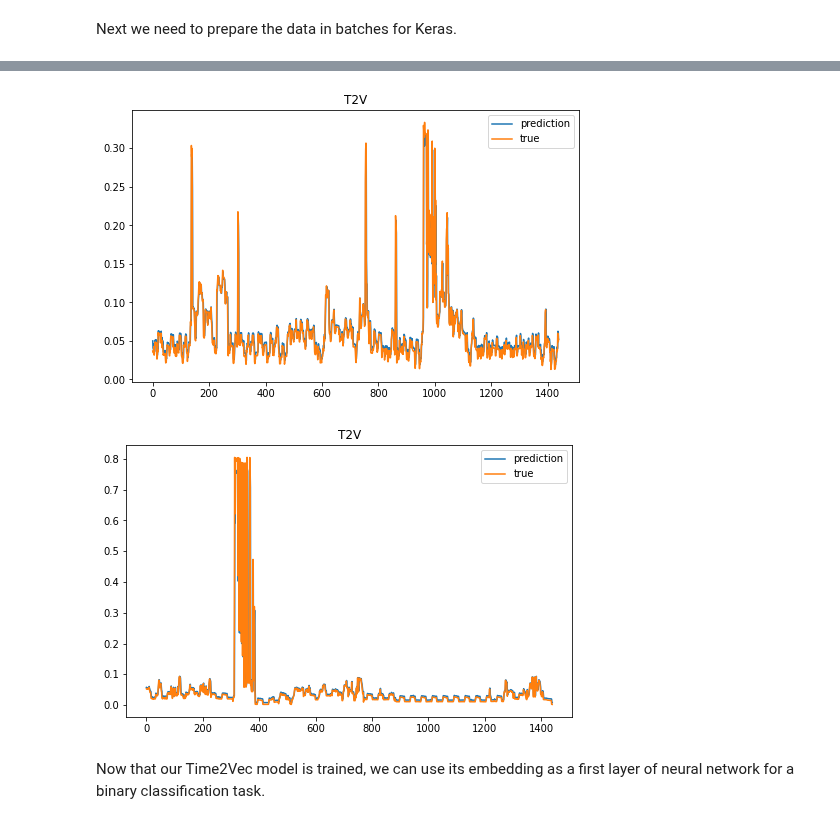
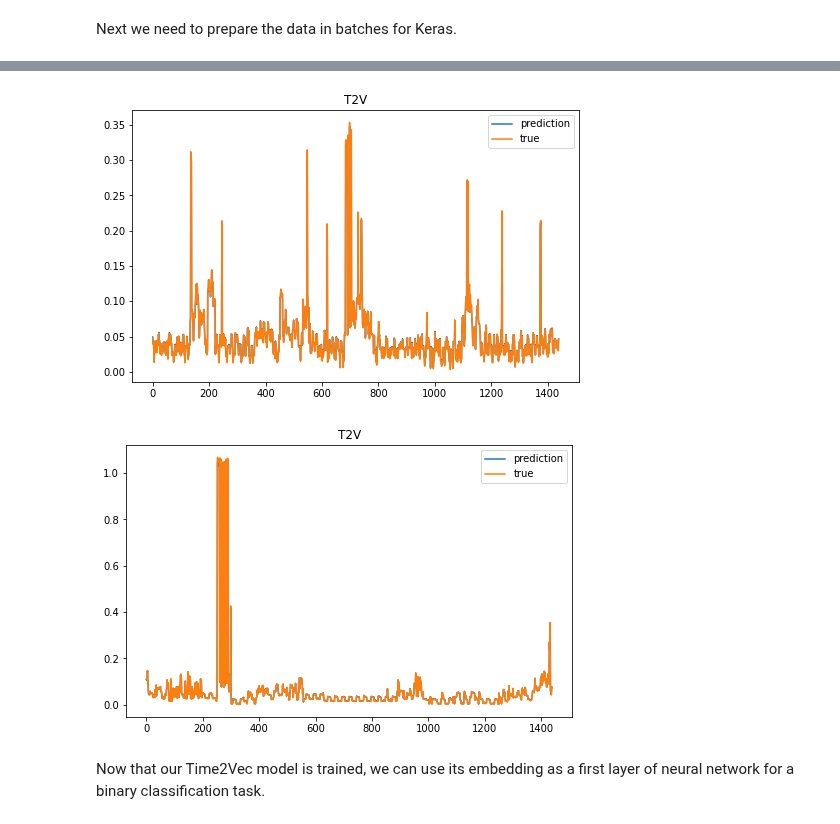
Before and after one commit to hugo-mi/Activity_Detection_From_Electrical_Consumption_Load_Curves, a Jupyter notebook: Time2Vec/time2vec_classification_normalized.ipynb, the cells around one changed output, grey strips where cells are left out. Drawn from its saved outputs; the diff is of its cells as text; code cells hidden in the pictures.

````diff
--- a/Time2Vec/time2vec_classification_normalized.ipynb
+++ b/Time2Vec/time2vec_classification_normalized.ipynb
@@ -42,16 +52,21 @@ house1_power_blk2.head()
 We'll normalize each dataset with a ```MinMaxScaler``` fitted on 70% of each dataset which we'll use a train set. After a few tests, normalizing the electrical power data is necessary to get better results for our final classification, more specifically to use one house as a training dataset and another as a testing dataset.
 # %%
 ### SCALE THE DATASETS ###
+
+step = SEQUENCE_LENGTH - OVERLAP_PERIOD
+
 # scale the dataset
 scaler = MinMaxScaler()
-train_dim_h1 = int(0.7*len(house2_power_blk1))
-train_dim_h2 = int(0.7*len(house2_power_blk1))
+train_dim_h1 = int(0.7*len(house1_power_blk2) / step)
+train_dim_h2 = int(0.7*len(house2_power_blk1) / step)
 
 scaler.fit(house1_power_blk2['mains'].iloc[:train_dim_h1].values.reshape(-1, 1))
 house1_power_blk2['mains'] = scaler.transform(house1_power_blk2['mains'].values.reshape(-1, 1))
+#house1_power_blk2['off_peak'] = ((house1_power_blk2['hour'] > 6) & (house1_power_blk2['hour'] < 23)).astype(int)
 
 scaler.fit(house2_power_blk1['mains'].iloc[:train_dim_h2].values.reshape(-1, 1))
 house2_power_blk1['mains'] = scaler.transform(house2_power_blk1['mains'].values.reshape(-1, 1))
+#house2_power_blk1['off_peak'] = ((house2_power_blk1['hour'] > 6) & (house2_power_blk1['hour'] < 23)).astype(int)
 
 house1_power_blk2.head()
 # %% [output]
@@ -88,10 +117,11 @@ Next we need to prepare the data in batches for Keras.
 # %%
 ### HOUSE 1 ###
 X_h1, Y_h1 = [], []
-for sequence in gen_sequence(house1_power_blk2, sequence_length, ['mains']):
+for sequence in gen_sequence(house1_power_blk2, SEQUENCE_LENGTH, OVERLAP_PERIOD, ['mains']):
     X_h1.append(sequence)
 
-for sequence in gen_labels(house1_power_blk2, sequence_length, ['mains']):
+    # gen_labels
+for sequence in gen_sequence(house1_power_blk2, SEQUENCE_LENGTH, OVERLAP_PERIOD, ['mains']):
     Y_h1.append(sequence)
 
 X_h1 = np.asarray(X_h1)
@@ -184,11 +214,11 @@ def T2V_NN(param, dim):
     # set_seed(33)
 
     inp = Input(shape=(dim,1))
-    #x = Dropout(0.1)(inp)
-    # we just use the last timestamp
-    x = T2V(param['t2v_dim'])(inp)[:, -1]
-    x = Dropout(0.1)(x)
-
+    #x = Dropout(0.2)(inp)
+    x = T2V(param['t2v_dim'])(inp)
+    x = Dropout(0.2)(x)
+    # return_sequences=False : ne retourne que le dernier état
+    # x = LSTM(param['unit'], activation=param['act'], return_sequences=True)(x)
     x = Dense(1)(x)
 
     m = Model(inp, x)
@@ -201,6 +231,6 @@ def T2V_NN(param, dim):
 early_stop = EarlyStopping(patience=3, verbose=0, min_delta=0.0001, monitor='loss', mode='auto', restore_best_weights=True)
 
 best_params = {'unit': 32, 't2v_dim': 128, 'lr': 0.001, 'act': 'relu', 'epochs': 20, 'batch_size': 1024}
-kgs_t2v = T2V_NN(param=best_params, dim=sequence_length)
+kgs_t2v = T2V_NN(param=best_params, dim=SEQUENCE_LENGTH)
 kgs_t2v.summary();
 # %% [output]
@@ -288,25 +333,31 @@ Epoch 8/20
 # %%
 ### VISUALIZE TEST PREDICTIONS ON HOUSE 1 ###
 
 plt.figure(figsize=(8,5))
 
-plt.plot(y_pred_h1.ravel()[:24*60], label='prediction')
-plt.plot(y_test_h1.ravel()[:24*60], label='true')
+y_pred_unfolded_h1 = unfold_sequence(y_pred_h1, SEQUENCE_LENGTH, OVERLAP_PERIOD)
+y_test_unfolded_h1 = unfold_sequence(y_test_h1, SEQUENCE_LENGTH, OVERLAP_PERIOD)
+
+plt.plot(y_pred_unfolded_h1[:24*60], label='prediction')
+plt.plot(y_test_unfolded_h1[:24*60], label='true')
 plt.title('T2V');
 plt.legend();
 # %% [output]
-[figure, old version]
+[figure, new version]
 # %%
 ### VISUALIZE TEST PREDICTIONS ON HOUSE 2 ###
 
 plt.figure(figsize=(8,5))
 
-plt.plot(y_pred_h2.ravel()[:24*60], label='prediction')
-plt.plot(y_test_h2.ravel()[:24*60], label='true')
+y_pred_unfolded_h2 = unfold_sequence(y_pred_h2, SEQUENCE_LENGTH, OVERLAP_PERIOD)
+y_test_unfolded_h2 = unfold_sequence(y_test_h2, SEQUENCE_LENGTH, OVERLAP_PERIOD)
+
+plt.plot(y_pred_unfolded_h2[:24*60], label='prediction')
+plt.plot(y_test_unfolded_h2[:24*60], label='true')
 plt.title('T2V');
 plt.legend();
 # %% [output]
-[figure, old version]
+[figure, new version]
 # %% [markdown]
 Now that our Time2Vec model is trained, we can use its embedding as a first layer of neural network for a binary classification task.
 # %% [markdown]
````
Also changed, not shown: parts of 45 cells of this notebook, 1 other file.
